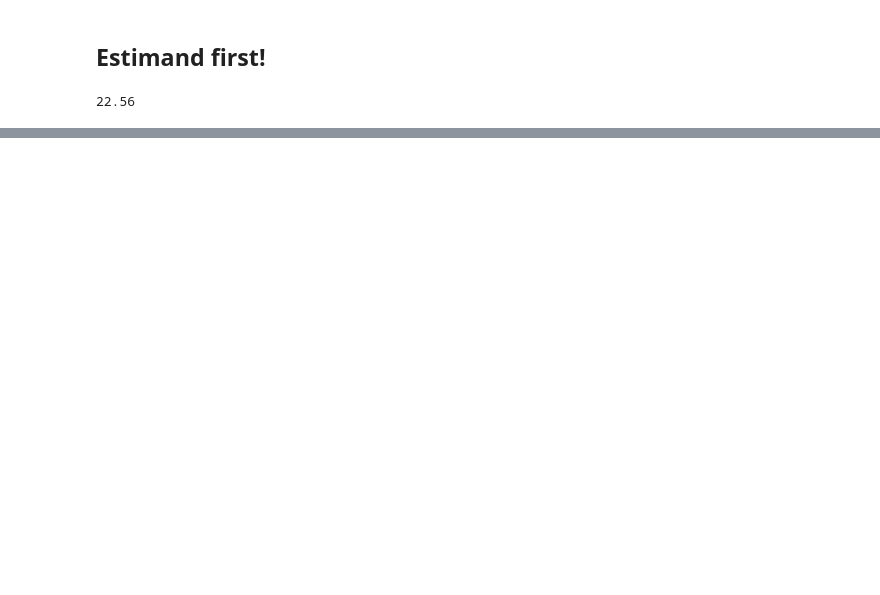
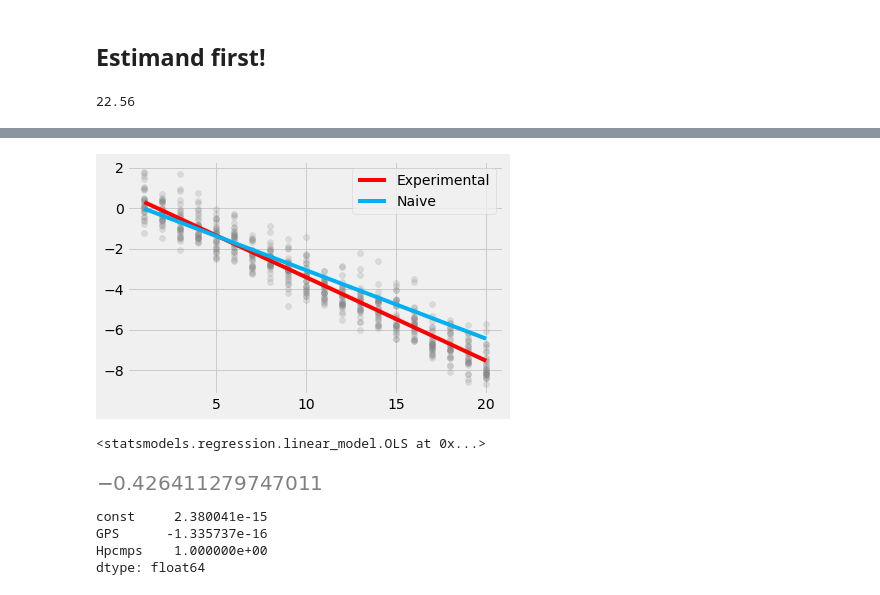
Before and after one commit to PacktPublishing/Causal-Inference-and-Discovery-in-Python, a Jupyter notebook: Chapter_06.ipynb, the cells around one changed output, grey strips where cells are left out. Cells and saved outputs as stored; diff of their text form; code cells hidden in the pictures; blank space fills up the shorter version.

```diff
--- a/Chapter_06.ipynb
+++ b/Chapter_06.ipynb
@@ -127,0 +371,48 @@ graph
+# %%
+obs_data = pd.DataFrame(np.array(treatments).flatten().T, columns=['GPS'])
+
+lr_exp = LinearRegression()
+lr_exp.fit(
+    X=obs_data,
+    y=np.array(experiment_results).flatten()
+)
+
+preds_exp = lr_exp.predict(np.array(treatments).flatten())
+# %%
+plt.scatter(treatments, experiment_results, alpha=.2, color='gray')
+# plt.scatter(gps_obs, memory_obs, alpha=.2, color=COLORS[0])
+plt.plot(np.array(treatments).flatten(), preds_exp, label='Experimental', color=COLORS[1])
+plt.plot(np.array(treatments).flatten(), preds_naive, label='Naive', color=COLORS[0])
+
+plt.legend()
+plt.show()
+# %% [output]
+[figure, added]
+# %%
+obs_data_01 = pd.DataFrame(np.vstack([gps_obs]).T, columns=['GPS'])
+obs_data_02 = pd.DataFrame(np.vstack([gps_obs, hippocampus_obs]).T, columns=['GPS', 'Hpcmps'])
+
+lr_01 = LinearRegression()
+lr_01.fit(
+    X=obs_data_01,
+    y=hippocampus_obs
+)
+
+lr_02 = LinearRegression()
+lr_02.fit(
+    X=obs_data_02,
+    y=memory_obs
+)
+# %% [output]
+<statsmodels.regression.linear_model.OLS at 0x...>
+# %%
+lr_01.get_coefficients()['GPS'] * lr_02.get_coefficients()['Hpcmps']
+# %% [output]
+[figure, added]
+# %%
+lr_02.get_coefficients()
+# %% [output]
+const     2.380041e-15
+GPS      -1.335737e-16
+Hpcmps    1.000000e+00
+dtype: float64
```
Also changed, not shown: parts of 30 cells of this notebook, 13 other files.
